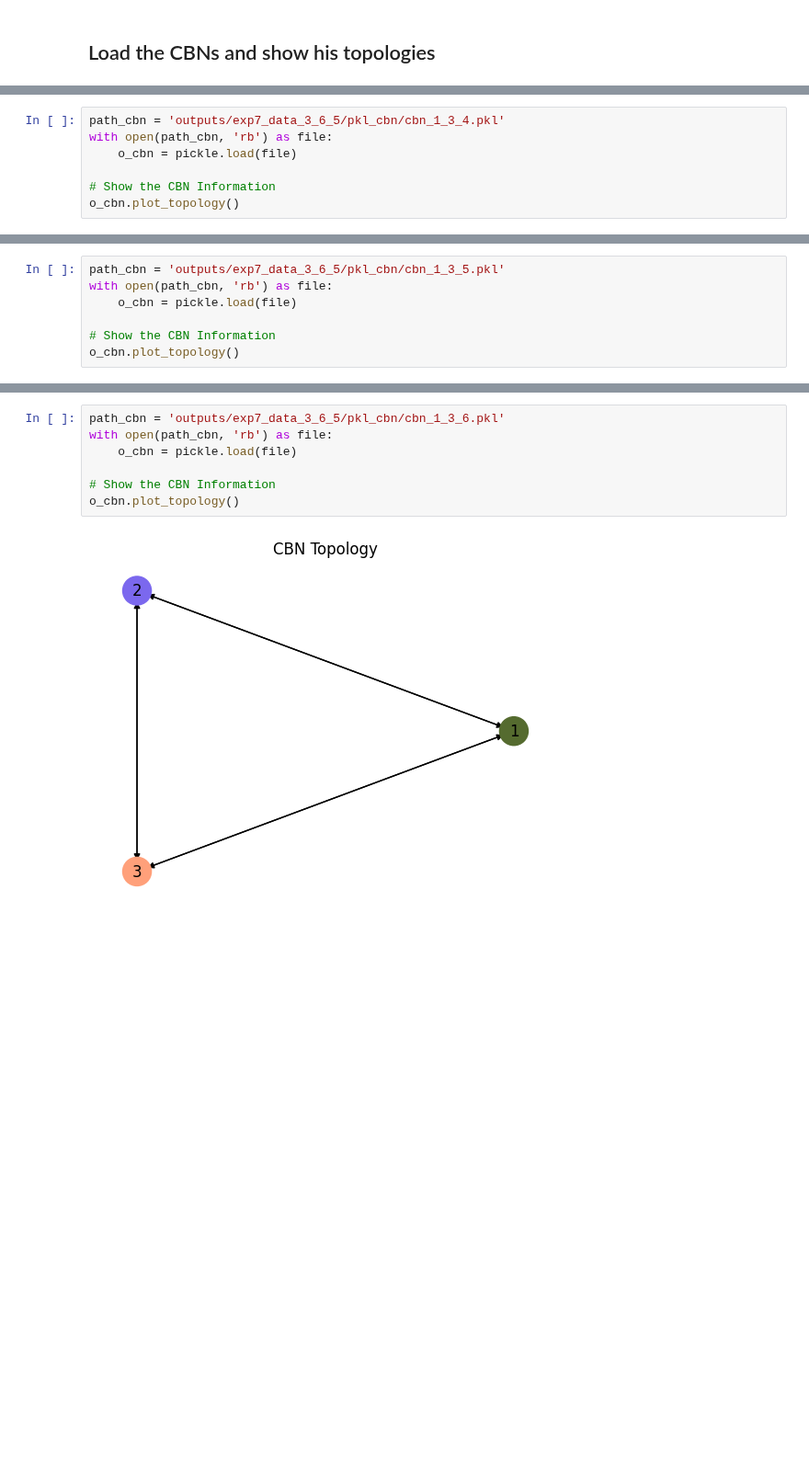
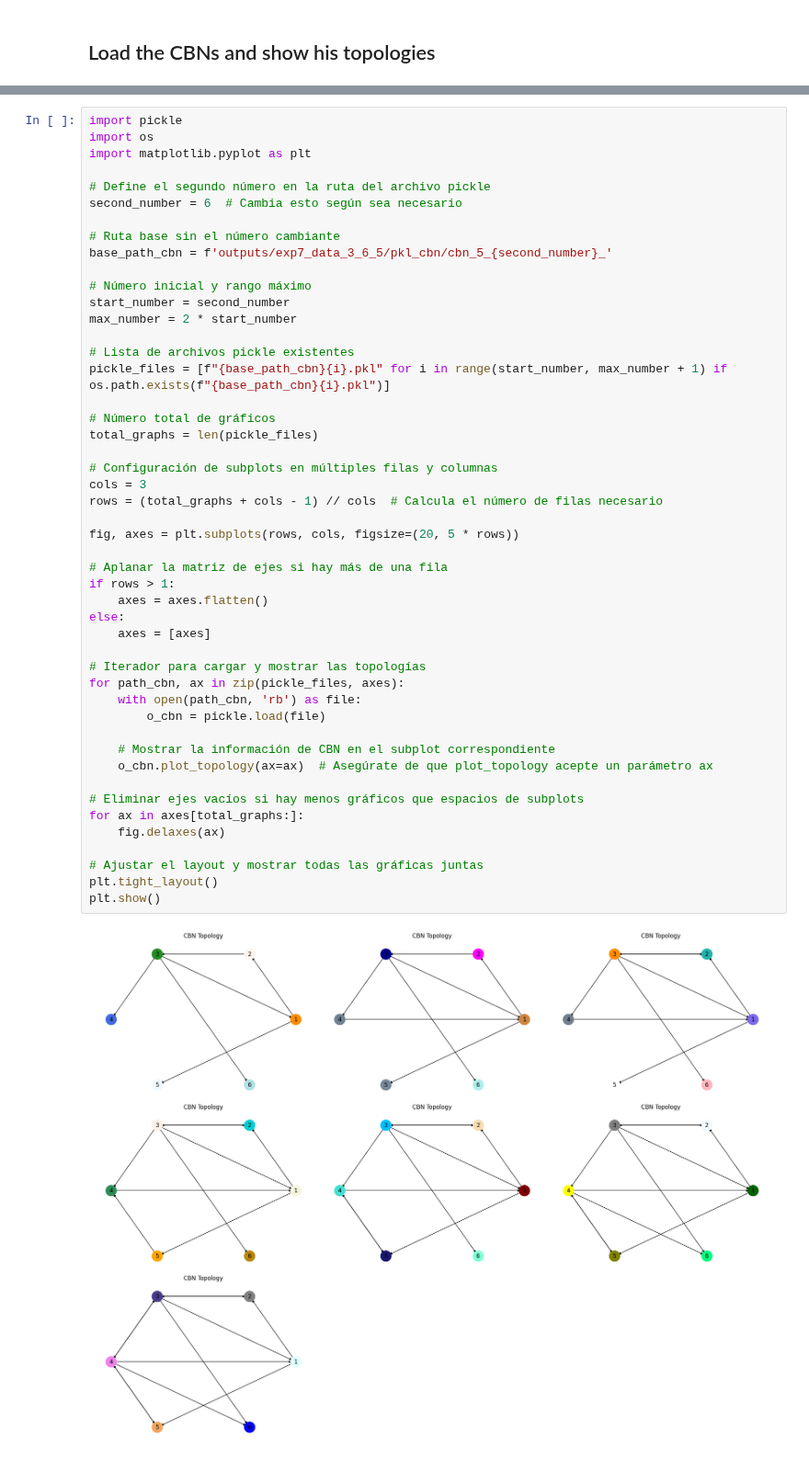
Before and after one commit to crptcusco/cbnetwork, a Jupyter notebook: experiments/7_aleatory_template_coupling_signals/exp7_test.ipynb, the cells around one changed output, grey strips where cells are left out. Shown at 92% size. Drawn from its saved outputs; the diff is of its cells as text; blank space fills up the shorter version.

```diff
--- a/experiments/7_aleatory_template_coupling_signals/exp7_test.ipynb
+++ b/experiments/7_aleatory_template_coupling_signals/exp7_test.ipynb
@@ -17,7 +4,0 @@ o_cbn.plot_topology()
-# %%
-path_cbn = 'outputs/exp7_data_3_6_5/pkl_cbn/cbn_1_3_4.pkl'
-with open(path_cbn, 'rb') as file:
-    o_cbn = pickle.load(file)
-
-# Show the CBN Information
-o_cbn.plot_topology()
@@ -26,7 +4,0 @@ o_cbn.plot_topology()
-# %%
-path_cbn = 'outputs/exp7_data_3_6_5/pkl_cbn/cbn_1_3_5.pkl'
-with open(path_cbn, 'rb') as file:
-    o_cbn = pickle.load(file)
-
-# Show the CBN Information
-o_cbn.plot_topology()
@@ -35,9 +5,50 @@ o_cbn.plot_topology()
 # %%
-path_cbn = 'outputs/exp7_data_3_6_5/pkl_cbn/cbn_1_3_6.pkl'
-with open(path_cbn, 'rb') as file:
-    o_cbn = pickle.load(file)
+import pickle
+import os
+import matplotlib.pyplot as plt
 
-# Show the CBN Information
-o_cbn.plot_topology()
+# Define el segundo número en la ruta del archivo pickle
+second_number = 6  # Cambia esto según sea necesario
+
+# Ruta base sin el número cambiante
+base_path_cbn = f'outputs/exp7_data_3_6_5/pkl_cbn/cbn_5_{second_number}_'
+
+# Número inicial y rango máximo
+start_number = second_number
+max_number = 2 * start_number
+
+# Lista de archivos pickle existentes
+pickle_files = [f"{base_path_cbn}{i}.pkl" for i in range(start_number, max_number + 1) if os.path.exists(f"{base_path_cbn}{i}.pkl")]
+
+# Número total de gráficos
+total_graphs = len(pickle_files)
+
+# Configuración de subplots en múltiples filas y columnas
+cols = 3
+rows = (total_graphs + cols - 1) // cols  # Calcula el número de filas necesario
+
+fig, axes = plt.subplots(rows, cols, figsize=(20, 5 * rows))
+
+# Aplanar la matriz de ejes si hay más de una fila
+if rows > 1:
+    axes = axes.flatten()
+else:
+    axes = [axes]
+
+# Iterador para cargar y mostrar las topologías
+for path_cbn, ax in zip(pickle_files, axes):
+    with open(path_cbn, 'rb') as file:
+        o_cbn = pickle.load(file)
+
+    # Mostrar la información de CBN en el subplot correspondiente
+    o_cbn.plot_topology(ax=ax)  # Asegúrate de que plot_topology acepte un parámetro ax
+
+# Eliminar ejes vacíos si hay menos gráficos que espacios de subplots
+for ax in axes[total_graphs:]:
+    fig.delaxes(ax)
+
+# Ajustar el layout y mostrar todas las gráficas juntas
+plt.tight_layout()
+plt.show()
 # %% [output]
-[figure, old version]
+[figure, new version]
```
Also changed, not shown: parts of 3 cells of this notebook, 2 other files.
